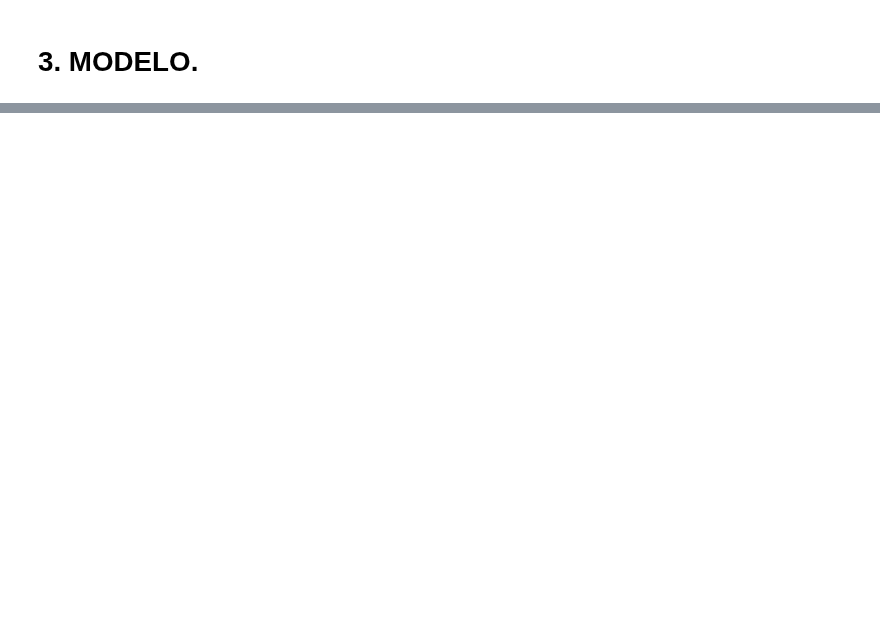
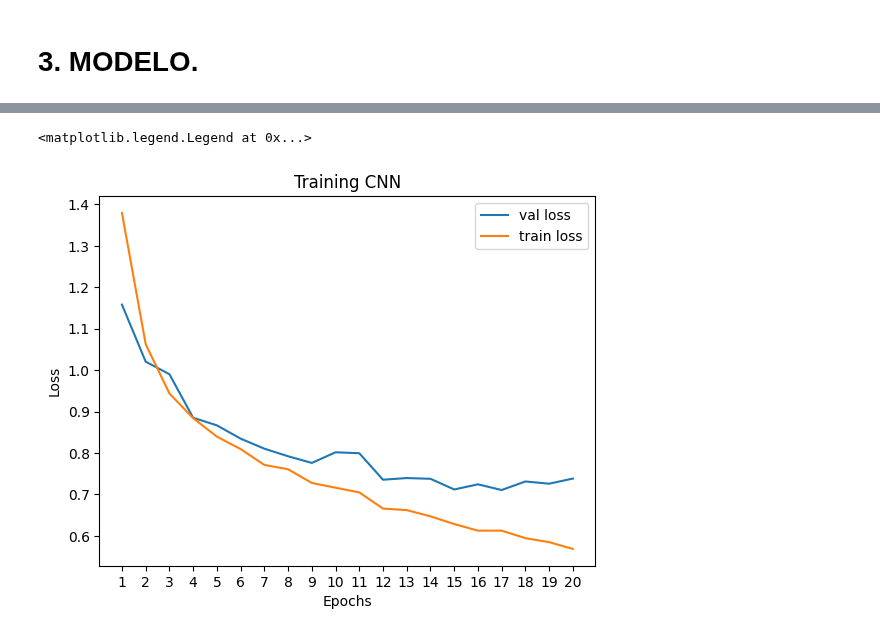
Before and after one commit to mrborjabarber/2509_dsft_thebridge_valencia, a Jupyter notebook: 3-Machine_Leaning/3-Deep_Learning/2-ComputerVision/1-Redes_Convolucionales/ejercicio paisajes/Clasificador_paisajes.ipynb, the cells around one changed output, grey strips where cells are left out. Saved outputs shown, nothing was run; the diff lists cells and outputs as text; code cells hidden in the pictures; blank space fills up the shorter version.

```diff
--- a/3-Machine_Leaning/3-Deep_Learning/2-ComputerVision/1-Redes_Convolucionales/ejercicio paisajes/Clasificador_paisajes.ipynb
+++ b/3-Machine_Leaning/3-Deep_Learning/2-ComputerVision/1-Redes_Convolucionales/ejercicio paisajes/Clasificador_paisajes.ipynb
@@ -55,2 +205,19 @@ class_names_d
 # %% [markdown]
 # 3. MODELO.
+# %%
+modelo = keras.Sequential([
+    keras.layers.Conv2D(64,(3,3),input_shape = (32,32,3)),
+    keras.layers.MaxPooling2D(2,2),
+
+    keras.layers.Conv2D(32,(3,3)),
+    keras.layers.MaxPooling2D(2,2),
+
+    keras.layers.Conv2D(16,(3,3)),
+    keras.layers.MaxPooling2D(2,2),
+
+    keras.layers.Flatten(),
+    keras.layers.Dense(32, activation = "relu"),
+    keras.layers.Dense(16, activation = "relu"),
+    keras.layers.Dense(6, activation = "softmax"),
+
+])
@@ -56,0 +248,15 @@ class_names_d
+# %%
+modelo.compile(
+    optimizer='adam',
+    loss='sparse_categorical_crossentropy',
+    metrics=['accuracy']
+)
+# %%
+history = modelo.fit(
+    X_train,
+    y_train,
+
+    batch_size= 128,
+    epochs= 20,
+    validation_split=0.1
+)
@@ -56,0 +281,2 @@ class_names_d
+# %%
+df_hist = pd.DataFrame(history.history, index=np.arange(1,21))
@@ -56,0 +303,11 @@ class_names_d
+# %%
+plt.plot(df_hist['val_loss'], label="val loss")  # Pérdida en validación
+plt.plot(df_hist['loss'], label="train loss")    # Pérdida en entrenamiento
+plt.title("Training CNN")
+plt.xlabel("Epochs")
+plt.ylabel("Loss")
+plt.xticks(np.arange(1,21))  # Marcas en el eje X para cada epoch
+plt.legend()
+# %% [output]
+<matplotlib.legend.Legend at 0x...>
+[figure, added]
```
Also changed, not shown: parts of 20 cells of this notebook.
